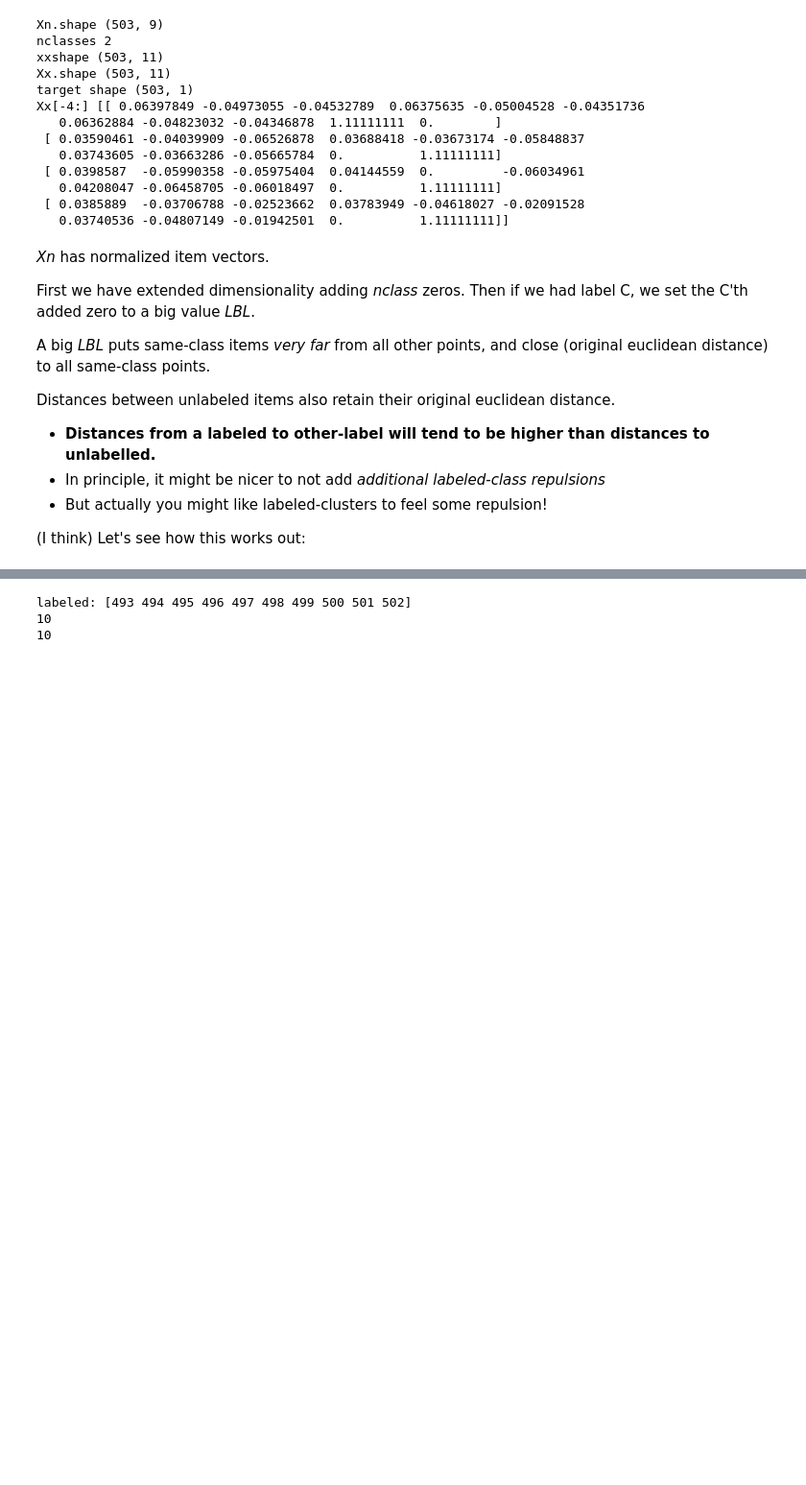
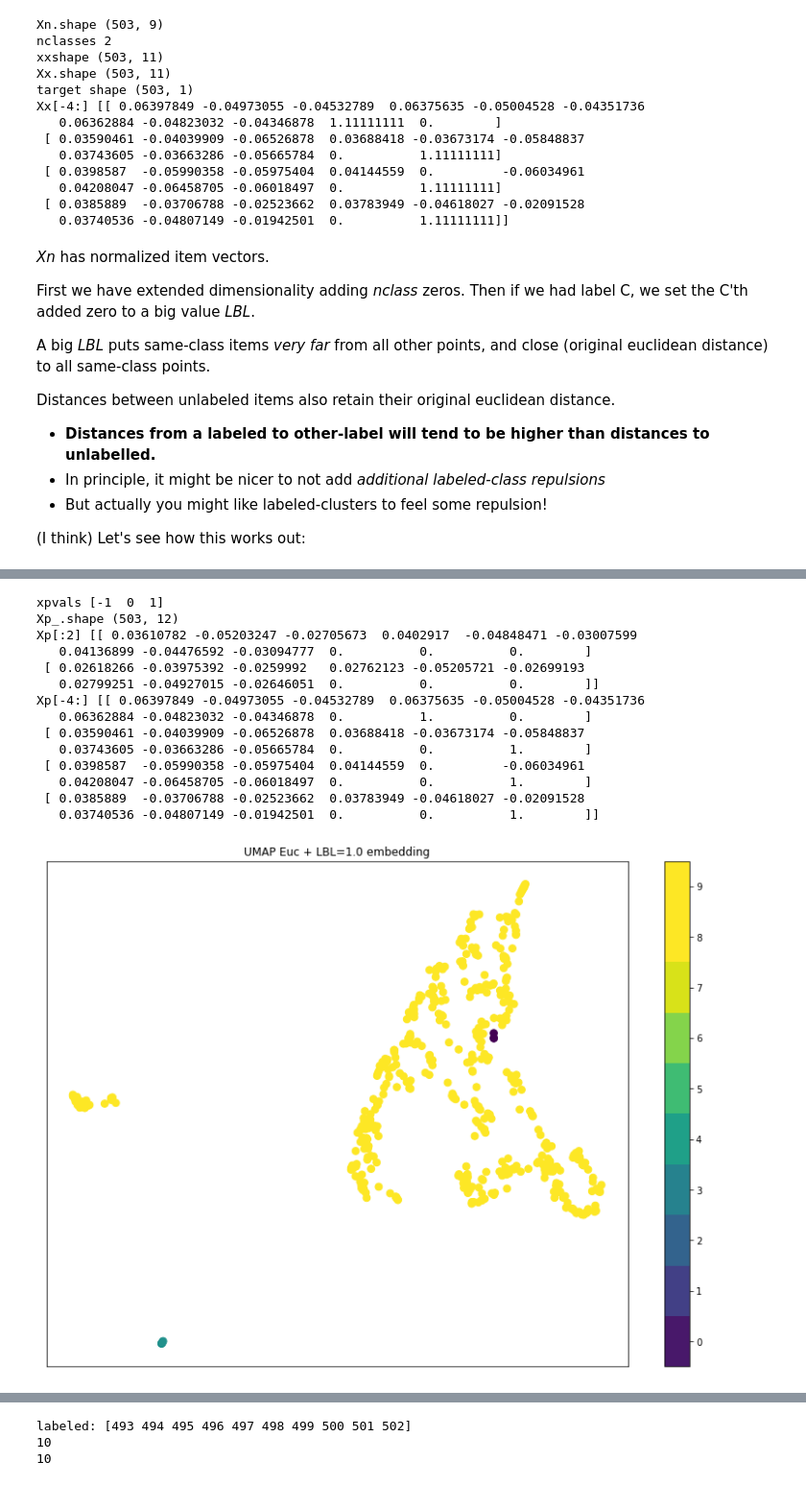
Before and after one commit to Trel725/umap, a Jupyter notebook: examples/iain_label_test.ipynb, the cells around one changed output, grey strips where cells are left out. Shown at 96% size. Saved outputs shown, nothing was run; the diff lists cells and outputs as text; code cells hidden in the pictures; blank space fills up the shorter version.

```diff
--- a/examples/iain_label_test.ipynb
+++ b/examples/iain_label_test.ipynb
@@ -408,0 +408,58 @@ i.e. we are quite likely to destroy triangle inequality!
+# %%
+# Extra-dim view using PARTITION
+# unlabeled becomes just another class label
+
+def onehot_dims(Xn, target, scalar):
+    """
+    Expand last (feature) dimension of Xn by some number of distinct values in target.
+
+    Distinct target values (sorted) imply which extra-dims value gets changed from 0 to scale.
+    """
+    xpvals = np.unique(target)         # partition values (from all labels, sorted)
+    xpdims = len(xpvals)
+    print("xpvals",xpvals)
+    #print("xpdims",xpdims)
+    z_ = np.zeros(Xn.shape[:-1] +  (xpdims,), dtype=np.float32)
+    #print("z_.shape",z_.shape)
+    Xp_ = np.append(Xn,z_,axis=Xn.ndim-1)
+    print("Xp_.shape",Xp_.shape)
+    for i in range(target.shape[0]):
+        #print(target[i,0])
+        lbl = target[i,0]
+        lbldim = np.where(xpvals==lbl)[0][0]  # where is first xpvals==lbl? i.e. "the one-hot dim"
+        #print("lbl",lbl, "lbldim",lbldim)
+        if lbl>=0: # i.e one of {0, ..., nclass-1}
+            Xp_[i, Xn.shape[-1] + lbldim] = scalar
+    return Xp_
+
+Xp = onehot_dims(Xn, target, 1.0)
+print("Xp[:2]",Xp[:2])
+print("Xp[-4:]",Xp[-4:])
+xpmap = umap.UMAP(random_state=42,
+                  metric='euclidean',
+                  n_neighbors=9,
+                 ).fit( Xx )
+fig, ax = plt.subplots(1, figsize=(14, 10))
+plt.scatter(*xpmap.embedding_.T, s=60.0, c=tcolor, cmap='viridis', alpha=1.0)
+plt.setp(ax, xticks=[], yticks=[])
+cbar = plt.colorbar(boundaries=np.arange(11)-0.5)
+cbar.set_ticks(np.arange(10))
+#cbar.set_ticklabels(classes)
+plt.title(f'UMAP Euc + {LBL=} embedding');
+#
+# %% [output]
+xpvals [-1  0  1]
+Xp_.shape (503, 12)
+Xp[:2] [[ 0.03610782 -0.05203247 -0.02705673  0.0402917  -0.04848471 -0.03007599
+   0.04136899 -0.04476592 -0.03094777  0.          0.          0.        ]
+ [ 0.02618266 -0.03975392 -0.0259992   0.02762123 -0.05205721 -0.02699193
+   0.02799251 -0.04927015 -0.02646051  0.          0.          0.        ]]
+Xp[-4:] [[ 0.06397849 -0.04973055 -0.04532789  0.06375635 -0.05004528 -0.04351736
+   0.06362884 -0.04823032 -0.04346878  0.          1.          0.        ]
+ [ 0.03590461 -0.04039909 -0.06526878  0.03688418 -0.03673174 -0.05848837
+   0.03743605 -0.03663286 -0.05665784  0.          0.          1.        ]
+ [ 0.0398587  -0.05990358 -0.05975404  0.04144559  0.         -0.06034961
+   0.04208047 -0.06458705 -0.06018497  0.          0.          1.        ]
+ [ 0.0385889  -0.03706788 -0.02523662  0.03783949 -0.04618027 -0.02091528
+   0.03740536 -0.04807149 -0.01942501  0.          0.          1.        ]]
+[figure, added]
```
Also changed, not shown: parts of 13 cells of this notebook, 3 other files.
